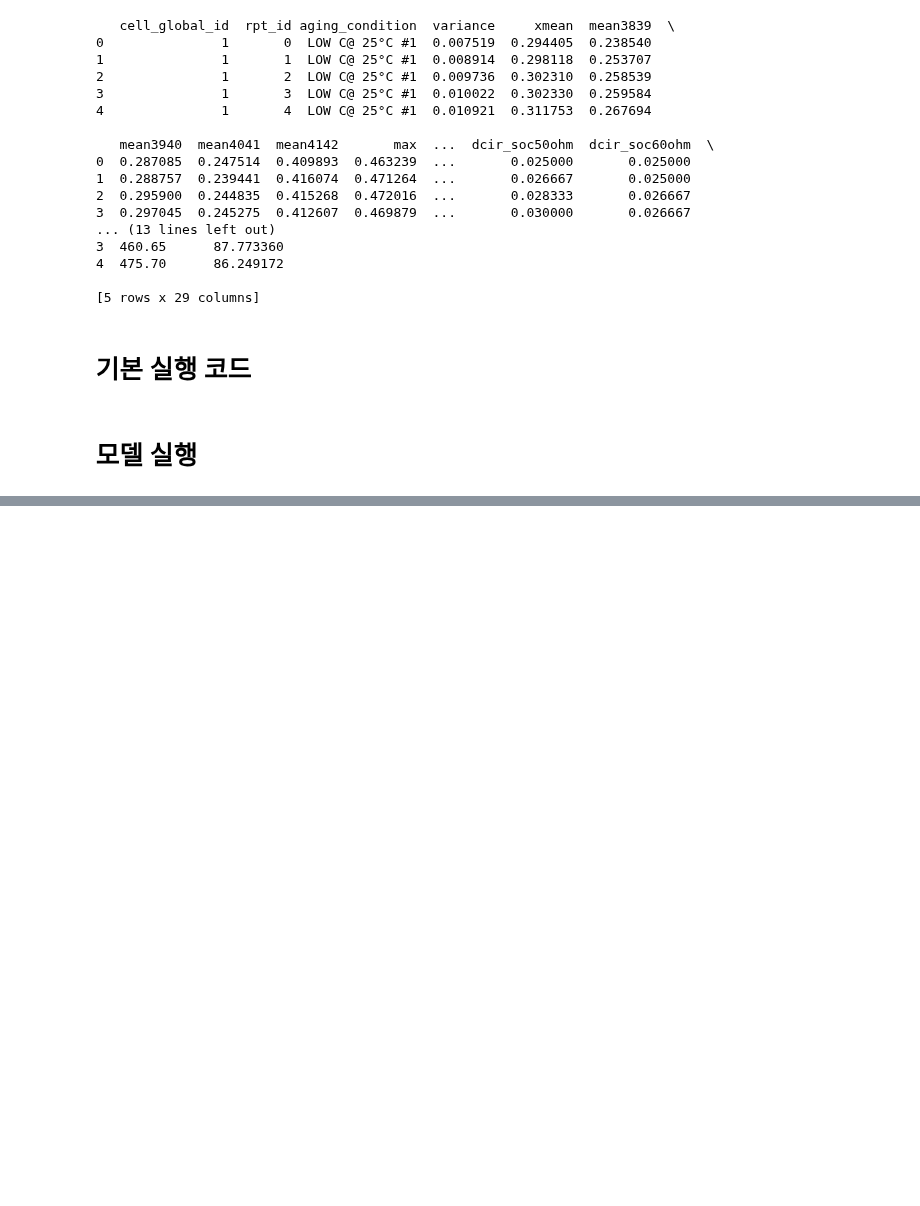
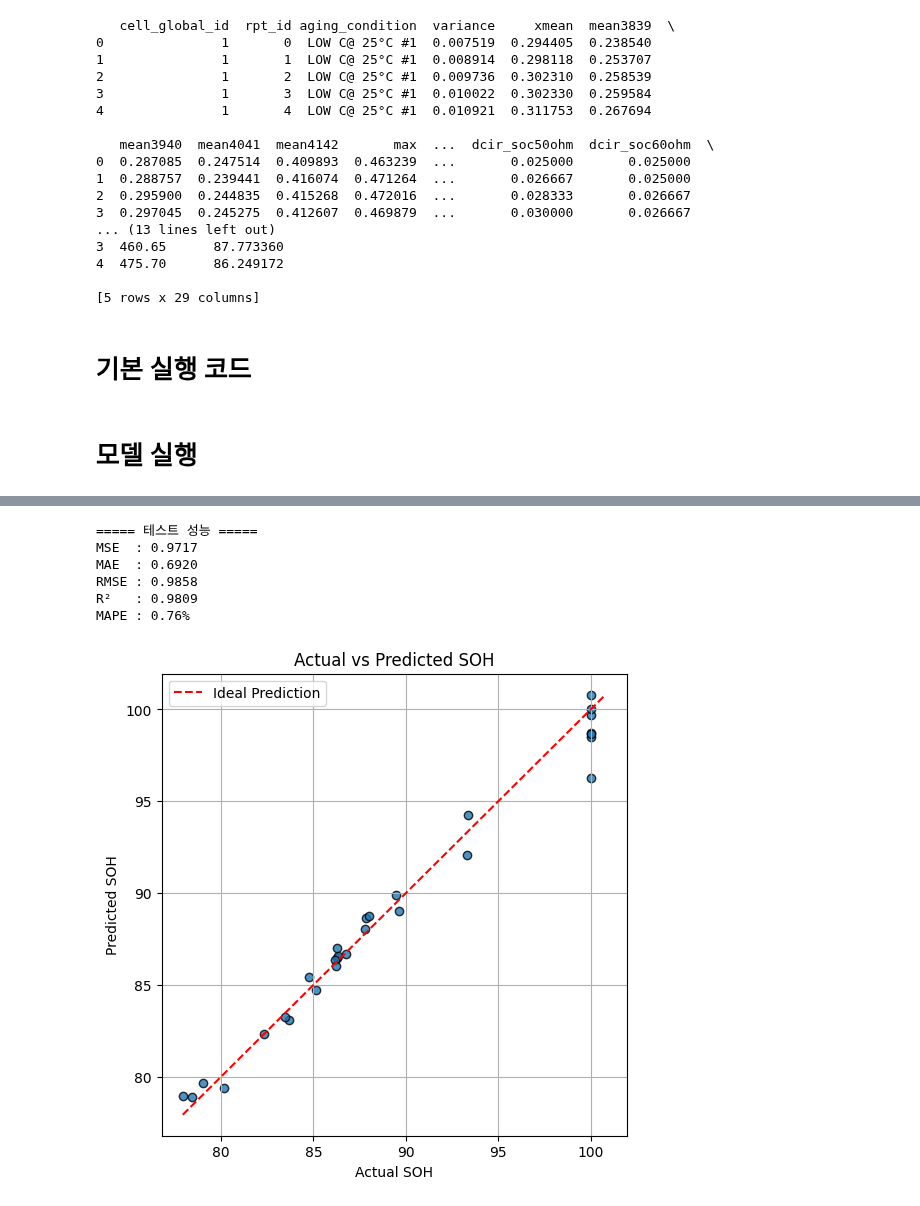
Before and after one commit to molluIdontknow/ELE_Algorithm, a Jupyter notebook: ELEalgo_MLP의_사본.ipynb, the cells around one changed output, grey strips where cells are left out. Drawn from its saved outputs; the diff is of its cells as text; code cells hidden in the pictures; blank space fills up the shorter version.

```diff
--- a/ELEalgo_MLP의_사본.ipynb
+++ b/ELEalgo_MLP의_사본.ipynb
@@ -781,0 +349,62 @@ SOHPredictorMLP(
+# %%
+model.eval()
+
+with torch.no_grad():
+    X_test_t = X_test_t.to(device)
+    y_pred_scaled = model(X_test_t).cpu().numpy()
+
+# 정규화된 예측값을 원래 SOH 단위로 복원
+y_pred = y_scaler.inverse_transform(y_pred_scaled).flatten()
+y_actual = y_test.flatten()
+
+mse = mean_squared_error(y_actual, y_pred)
+mae = mean_absolute_error(y_actual, y_pred)
+rmse = np.sqrt(mse)
+r2 = r2_score(y_actual, y_pred)
+
+# 평균 절대 백분율 오차
+mape = np.mean(
+    np.abs((y_actual - y_pred) / np.maximum(np.abs(y_actual), 1e-8))
+) * 100
+
+print("===== 테스트 성능 =====")
+print(f"MSE  : {mse:.4f}")
+print(f"MAE  : {mae:.4f}")
+print(f"RMSE : {rmse:.4f}")
+print(f"R²   : {r2:.4f}")
+print(f"MAPE : {mape:.2f}%")
+# %% [output]
+===== 테스트 성능 =====
+MSE  : 0.9717
+MAE  : 0.6920
+RMSE : 0.9858
+R²   : 0.9809
+MAPE : 0.76%
+# %%
+plt.figure(figsize=(6, 6))
+
+plt.scatter(
+    y_actual,
+    y_pred,
+    alpha=0.8,
+    edgecolors="black"
+)
+
+min_value = min(y_actual.min(), y_pred.min())
+max_value = max(y_actual.max(), y_pred.max())
+
+plt.plot(
+    [min_value, max_value],
+    [min_value, max_value],
+    "r--",
+    label="Ideal Prediction"
+)
+
+plt.xlabel("Actual SOH")
+plt.ylabel("Predicted SOH")
+plt.title("Actual vs Predicted SOH")
+plt.legend()
+plt.grid(True)
+plt.show()
+# %% [output]
+[figure, added]
```
Also changed, not shown: parts of 9 cells of this notebook.
